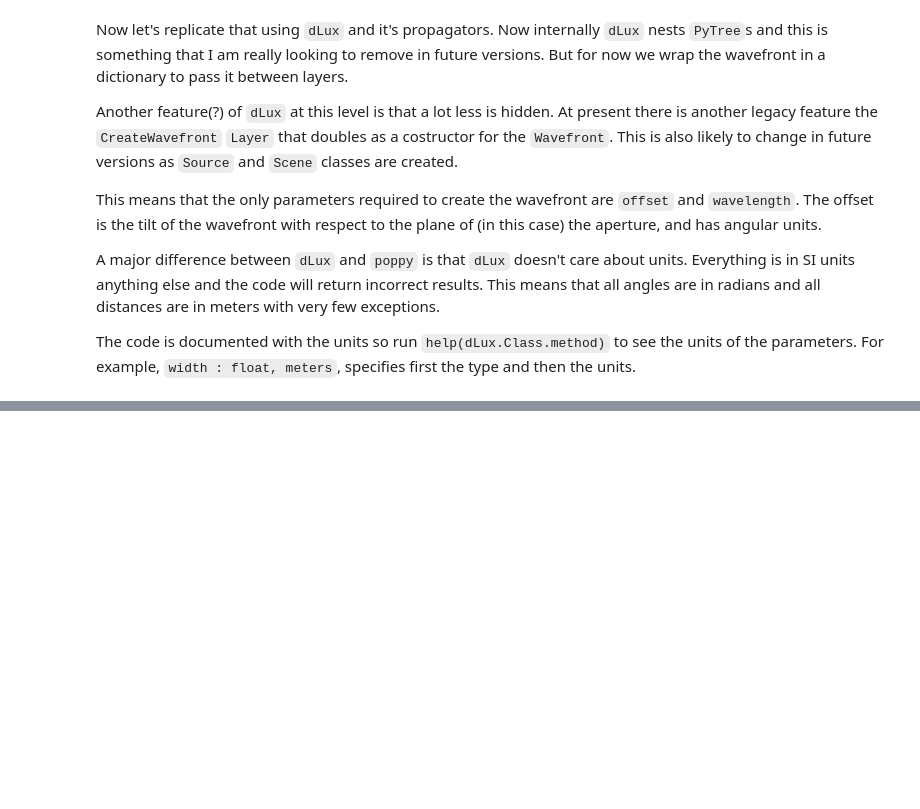
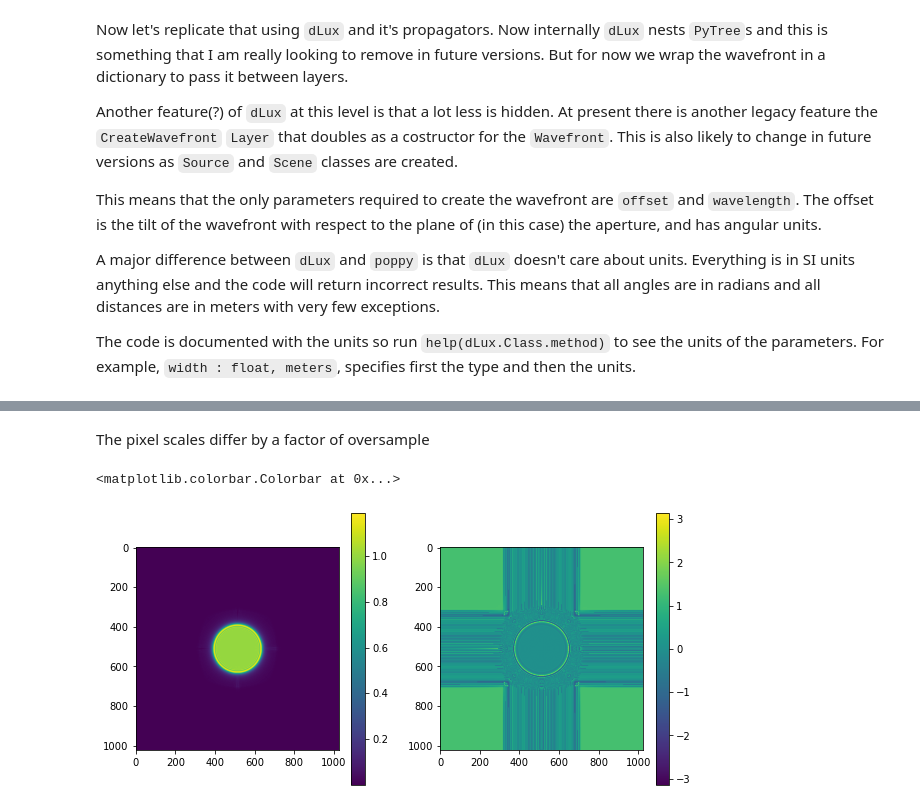
Before and after one commit to anand0xff/dLux, a Jupyter notebook: dLux/dev/FresnelExample.ipynb, the cells around one changed output, grey strips where cells are left out. Cells and saved outputs as stored; diff of their text form; code cells hidden in the pictures; blank space fills up the shorter version.

```diff
--- a/dLux/dev/FresnelExample.ipynb
+++ b/dLux/dev/FresnelExample.ipynb
@@ -30,3 +19,12 @@ pyplot.show()
+# %%
+p_wavefront = FresnelWavefront(0.5 * meter, wavelength=2200e-9, npix=256,
+                               oversample=4)
+
+p_wavefront *= PCircularAperture(radius=0.5)
+
+# These two seem to match. Note there is no normalisation or shift.
+# p_wavefront._fft()
+# field = np.fft.ifft2(p_wavefront.wavefront)
 # %% [markdown]
 Now let's replicate that using `dLux` and it's propagators. Now internally `dLux` nests `PyTree`s and this is something that I am really looking to remove in future versions. But for now we wrap the wavefront in a dictionary to pass it between layers.
 
@@ -102,0 +132,16 @@ help(GaussianPropagator)
+# %%
+p_wavefront.propagate_fresnel(1000 * meter)
+out = p_wavefront.wavefront
+# %% [markdown]
+The pixel scales differ by a factor of oversample
+# %%
+pyplot.figure(figsize=(10, 5))
+pyplot.subplot(1, 2, 1)
+pyplot.imshow(np.abs(out))
+pyplot.colorbar()
+pyplot.subplot(1, 2, 2)
+pyplot.imshow(np.angle(out))
+pyplot.colorbar()
+# %% [output]
+<matplotlib.colorbar.Colorbar at 0x...>
+[figure, added]
```
Also changed, not shown: parts of 37 cells of this notebook, 2 other files.
